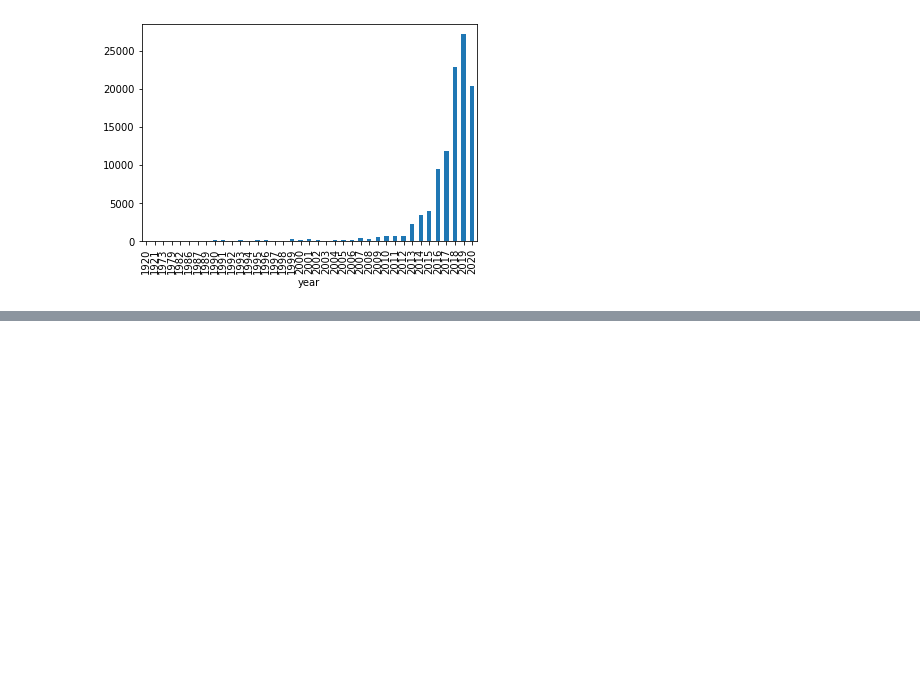
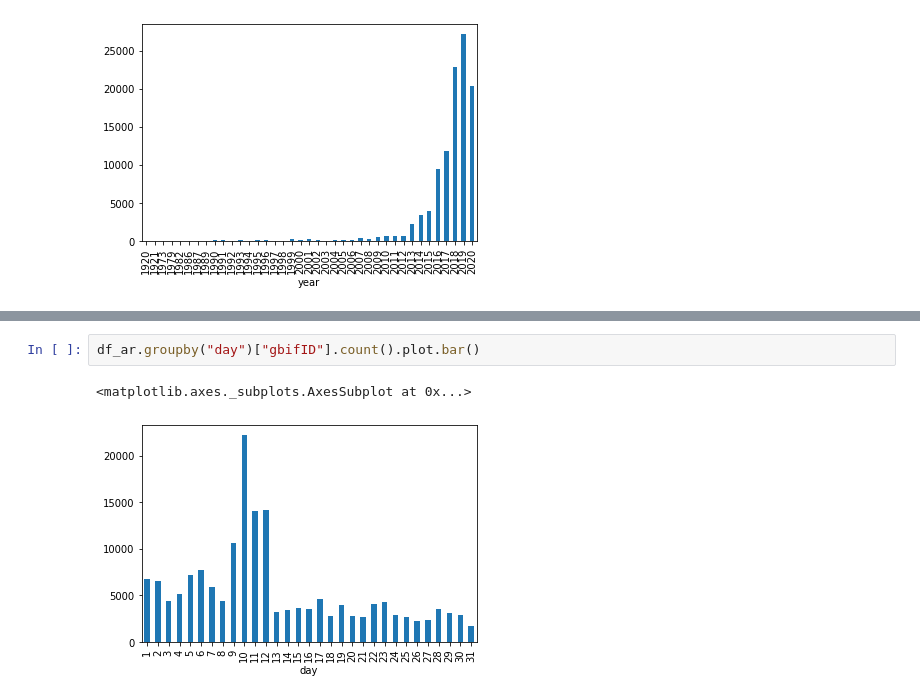
Before and after one commit to zedeme/Argentinian-Birds, a Jupyter notebook: gh_ArgentinianBirds.ipynb, the cells around one changed output, grey strips where cells are left out. Saved outputs shown, nothing was run; the diff lists cells and outputs as text; blank space fills up the shorter version.

```diff
--- a/gh_ArgentinianBirds.ipynb
+++ b/gh_ArgentinianBirds.ipynb
@@ -186,0 +241,5 @@ Name: family, dtype: float64
+# %%
+df_ar.groupby("day")["gbifID"].count().plot.bar()
+# %% [output]
+<matplotlib.axes._subplots.AxesSubplot at 0x...>
+[figure, added]
```
Also changed, not shown: parts of 10 cells of this notebook.
